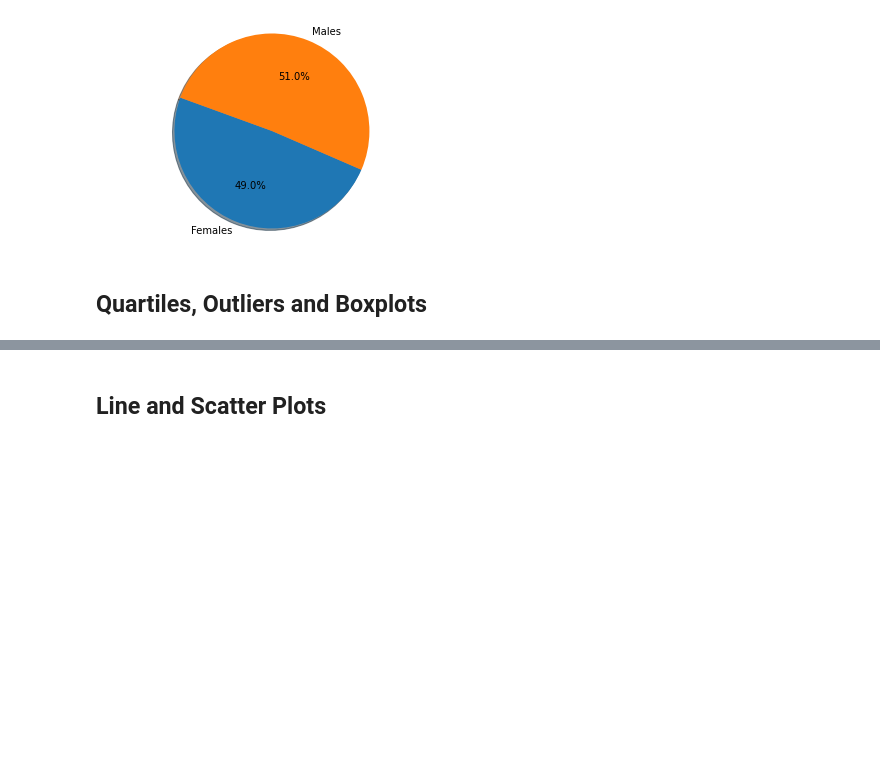
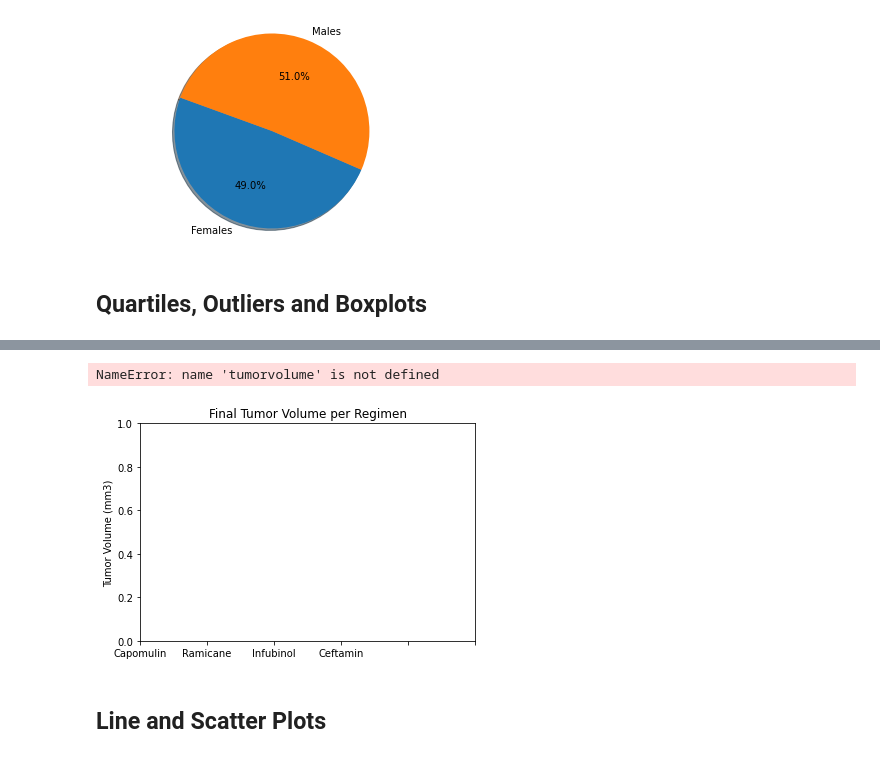
Before and after one commit to aschultz10/pymaceuticals, a Jupyter notebook: pymaceuticals_starter.ipynb, the cells around one changed output, grey strips where cells are left out. Cells and saved outputs as stored; diff of their text form; code cells hidden in the pictures; blank space fills up the shorter version.

```diff
--- a/pymaceuticals_starter.ipynb
+++ b/pymaceuticals_starter.ipynb
@@ -192,3 +206,13 @@ CapomulinMerge.head()
+# %%
+fig, ax = plt.subplots()
+ax.set_title('Final Tumor Volume per Regimen')
+ax.set_xticklabels(treatments)
+ax.set_ylabel('Tumor Volume (mm3)')
+ax.boxplot(tumorvolume)
+plt.show()
+# %% [output]
+NameError: name 'tumorvolume' is not defined
+[figure, added]
 # %% [markdown]
 ## Line and Scatter Plots
 # %%
```
Also changed, not shown: parts of 3 cells of this notebook.
